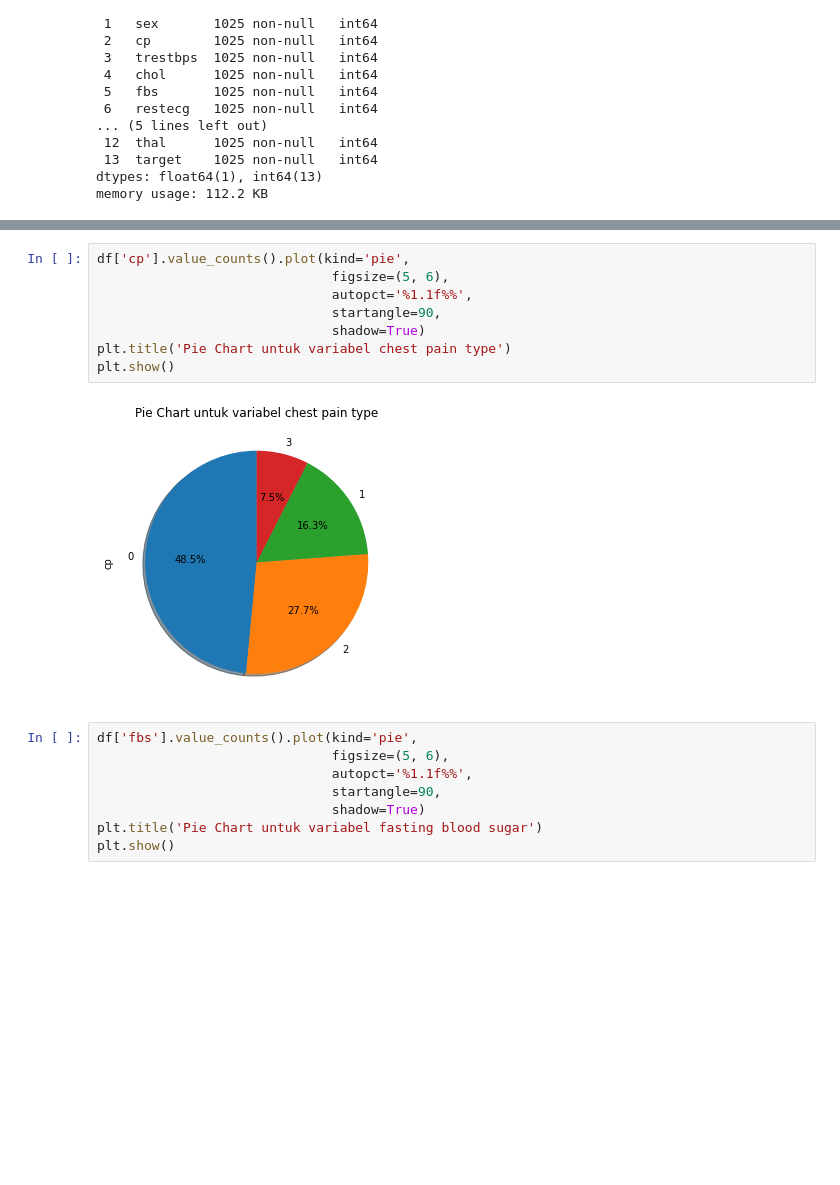
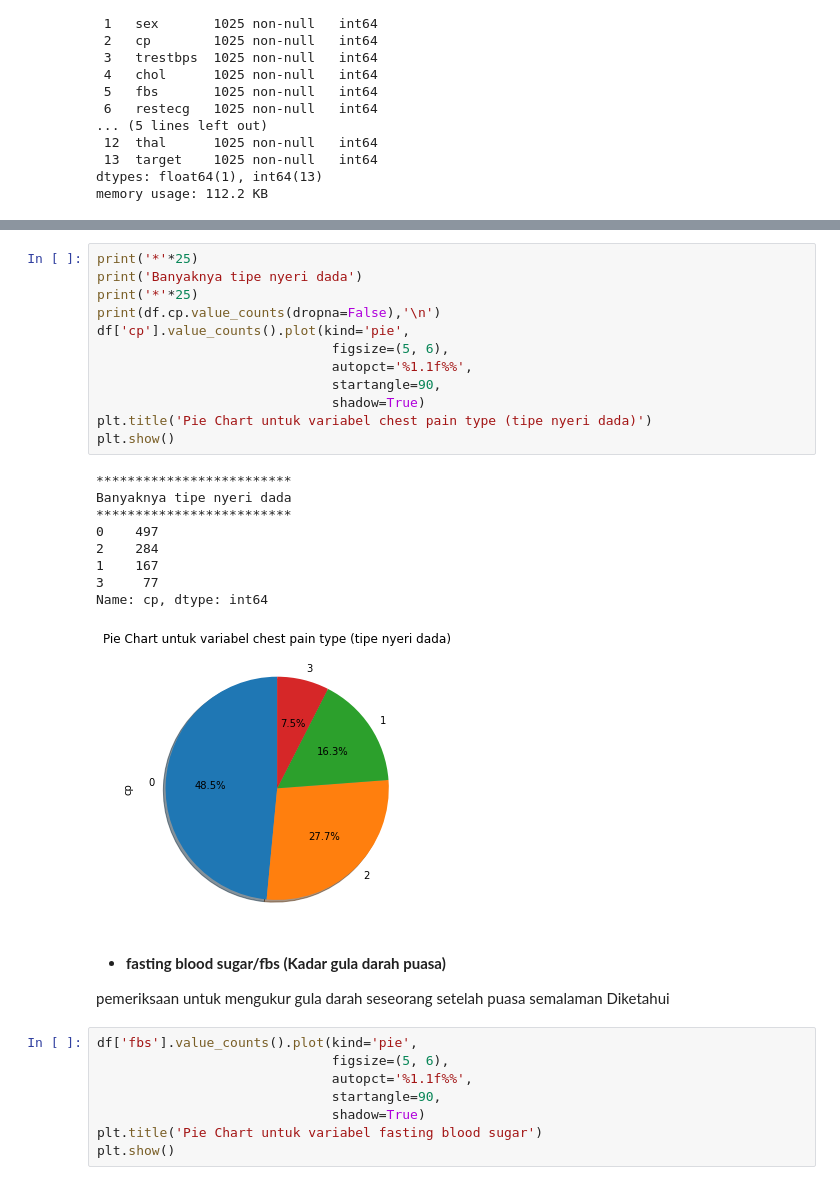
Before and after one commit to cindydkurniaty/PYTN_Prakerja_Cindy-Dwi_Kurniaty_Yusuf, a Jupyter notebook: PYTN_Prakerja_Cindy_Dwi_Kurniaty_Yusuf.ipynb, the cells around one changed output, grey strips where cells are left out. Cells and saved outputs as stored; diff of their text form; blank space fills up the shorter version.

```diff
--- a/PYTN_Prakerja_Cindy_Dwi_Kurniaty_Yusuf.ipynb
+++ b/PYTN_Prakerja_Cindy_Dwi_Kurniaty_Yusuf.ipynb
@@ -64,13 +157,30 @@ plt.show()
 # %%
+print('*'*25)
+print('Banyaknya tipe nyeri dada')
+print('*'*25)
+print(df.cp.value_counts(dropna=False),'\n')
 df['cp'].value_counts().plot(kind='pie',
                               figsize=(5, 6),
                               autopct='%1.1f%%',
                               startangle=90,
                               shadow=True)
-plt.title('Pie Chart untuk variabel chest pain type')
+plt.title('Pie Chart untuk variabel chest pain type (tipe nyeri dada)')
 plt.show()
 # %% [output]
+*************************
+Banyaknya tipe nyeri dada
+*************************
+0    497
+2    284
+1    167
+3     77
+Name: cp, dtype: int64
-[figure, old version]
+[figure, new version]
+# %% [markdown]
+*   **fasting blood sugar/fbs (Kadar gula darah puasa)**
+
+pemeriksaan untuk mengukur gula darah seseorang setelah puasa semalaman
+Diketahui
 # %%
 df['fbs'].value_counts().plot(kind='pie',
                               figsize=(5, 6),
```
Also changed, not shown: parts of 9 cells of this notebook.
